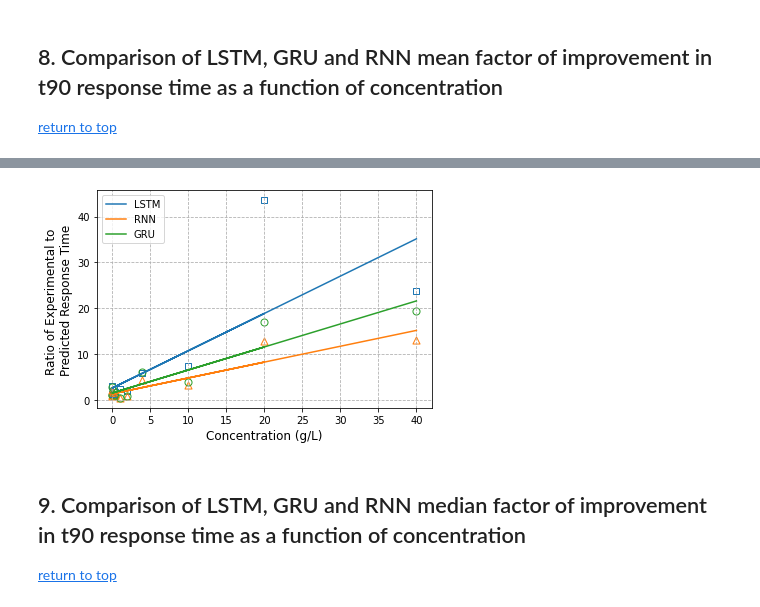
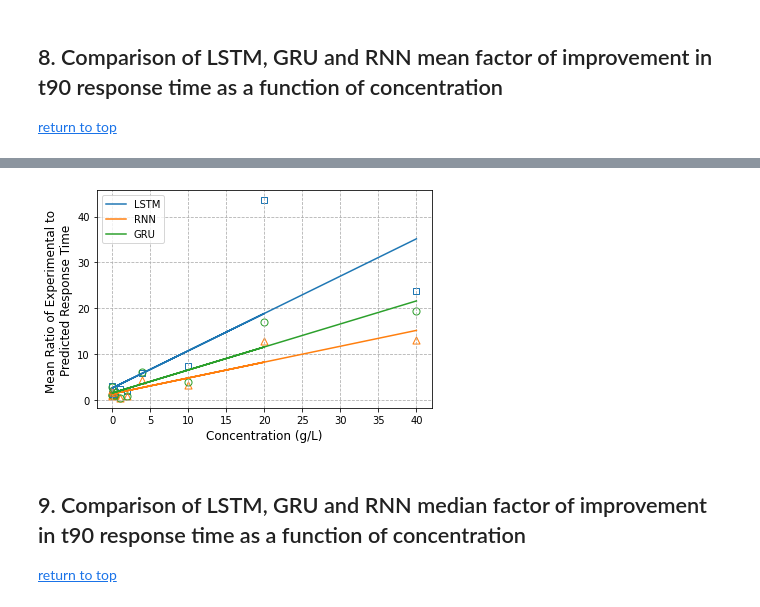
Before and after one commit to WeissGroupVanderbilt/Response-Time-Reduction, a Jupyter notebook: Python/FiguresExperimentalDataModel.ipynb, the cells around one changed output, grey strips where cells are left out. Cells and saved outputs as stored; diff of their text form; code cells hidden in the pictures.

Commit message:
change axis label for RNN, GRU and LSTM response time improvement comparison figure

```diff
--- a/Python/FiguresExperimentalDataModel.ipynb
+++ b/Python/FiguresExperimentalDataModel.ipynb
@@ -1102,7 +1102,7 @@ ax.plot(UniqueConcentrations,LinearFit.predict(np.reshape(UniqueConcentrations,(
 LinearFit.fit(np.reshape(UniqueConcentrations,(-1, 1)), np.reshape(RatioT90GRU,(-1, 1)))
 ax.plot(UniqueConcentrations,LinearFit.predict(np.reshape(UniqueConcentrations,(-1, 1))),label="GRU",color="tab:green")
 
-ax.set_ylabel('Ratio of Experimental to \nPredicted Response Time', fontsize = 12)
+ax.set_ylabel('Mean Ratio of Experimental to \nPredicted Response Time', fontsize = 12)
 ax.set_xlabel('Concentration (g/L)', fontsize = 12)
 plt.legend()
 plt.grid(which='major',linestyle='--')
@@ -1130,4 +1130,4 @@ plt.show()
-[figure, old version]
+[figure, new version]
 # %% [markdown]
 <a id='FiguresExperimentalDataModelSection9'></a>
 ## 9. Comparison of LSTM, GRU and RNN median factor of improvement in t90 response time as a function of concentration
```
Also changed, not shown: parts of 2 cells of this notebook, 3 other files.
